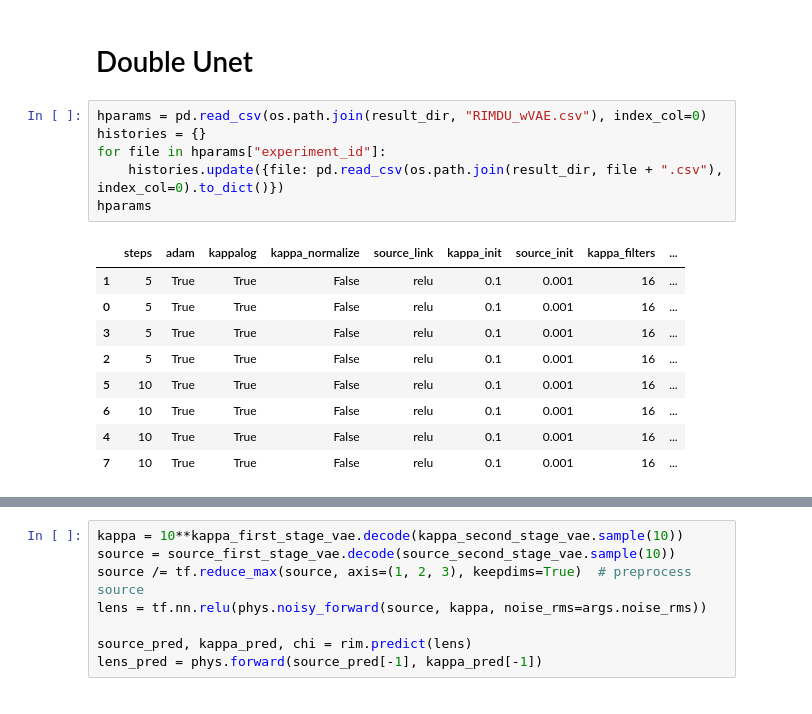
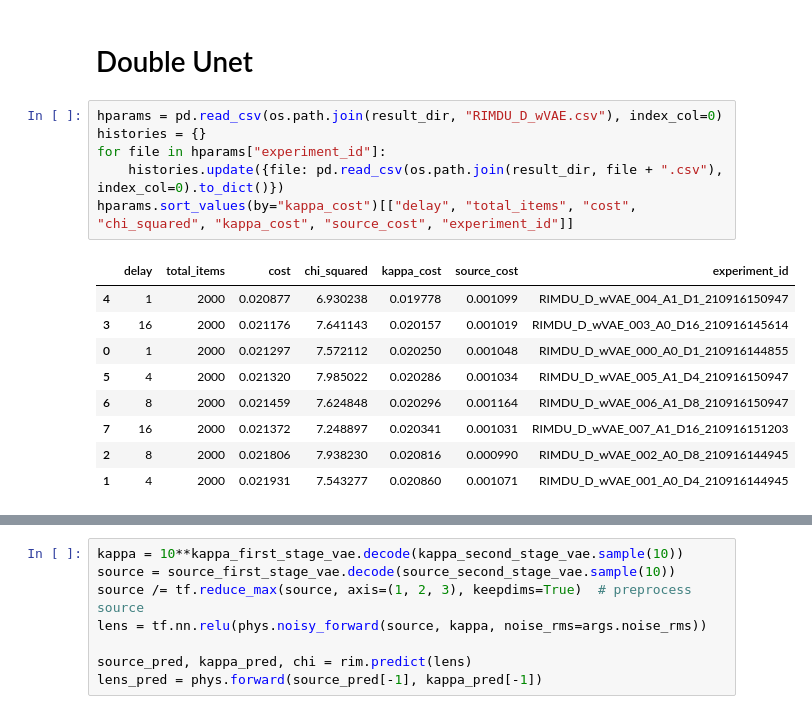
Before and after one commit to AlexandreAdam/Censai, a Jupyter notebook: notebooks/rim_results.ipynb, the cells around one changed output, grey strips where cells are left out. Drawn from its saved outputs; the diff is of its cells as text.

```diff
--- a/notebooks/rim_results.ipynb
+++ b/notebooks/rim_results.ipynb
@@ -380,20 +380,20 @@ for i in range(2):
 # %% [markdown]
 # Double Unet
 # %%
-hparams = pd.read_csv(os.path.join(result_dir, "RIMDU_wVAE.csv"), index_col=0)
+hparams = pd.read_csv(os.path.join(result_dir, "RIMDU_D_wVAE.csv"), index_col=0)
 histories = {}
 for file in hparams["experiment_id"]:
     histories.update({file: pd.read_csv(os.path.join(result_dir, file + ".csv"), index_col=0).to_dict()})
-hparams
+hparams.sort_values(by="kappa_cost")[["delay", "total_items", "cost", "chi_squared", "kappa_cost", "source_cost", "experiment_id"]]
 # %% [output]
-|  | steps | adam | kappalog | kappa_normalize | source_link | kappa_init | source_init | kappa_filters | ... |
-| 1 | 5 | True | True | False | relu | 0.1 | 0.001 | 16 | ... |
-| 0 | 5 | True | True | False | relu | 0.1 | 0.001 | 16 | ... |
-| 3 | 5 | True | True | False | relu | 0.1 | 0.001 | 16 | ... |
-| 2 | 5 | True | True | False | relu | 0.1 | 0.001 | 16 | ... |
-| 5 | 10 | True | True | False | relu | 0.1 | 0.001 | 16 | ... |
-| 6 | 10 | True | True | False | relu | 0.1 | 0.001 | 16 | ... |
-| 4 | 10 | True | True | False | relu | 0.1 | 0.001 | 16 | ... |
-| 7 | 10 | True | True | False | relu | 0.1 | 0.001 | 16 | ... |
+|  | delay | total_items | cost | chi_squared | kappa_cost | source_cost | experiment_id |
+| 4 | 1 | 2000 | 0.020877 | 6.930238 | 0.019778 | 0.001099 | RIMDU_D_wVAE_004_A1_D1_210916150947 |
+| 3 | 16 | 2000 | 0.021176 | 7.641143 | 0.020157 | 0.001019 | RIMDU_D_wVAE_003_A0_D16_210916145614 |
+| 0 | 1 | 2000 | 0.021297 | 7.572112 | 0.020250 | 0.001048 | RIMDU_D_wVAE_000_A0_D1_210916144855 |
+| 5 | 4 | 2000 | 0.021320 | 7.985022 | 0.020286 | 0.001034 | RIMDU_D_wVAE_005_A1_D4_210916150947 |
+| 6 | 8 | 2000 | 0.021459 | 7.624848 | 0.020296 | 0.001164 | RIMDU_D_wVAE_006_A1_D8_210916150947 |
+| 7 | 16 | 2000 | 0.021372 | 7.248897 | 0.020341 | 0.001031 | RIMDU_D_wVAE_007_A1_D16_210916151203 |
+| 2 | 8 | 2000 | 0.021806 | 7.938230 | 0.020816 | 0.000990 | RIMDU_D_wVAE_002_A0_D8_210916144945 |
+| 1 | 4 | 2000 | 0.021931 | 7.543277 | 0.020860 | 0.001071 | RIMDU_D_wVAE_001_A0_D4_210916144945 |
 # %%
 from argparse import Namespace
```
Also changed, not shown: parts of 4 cells of this notebook, 12 other files.
